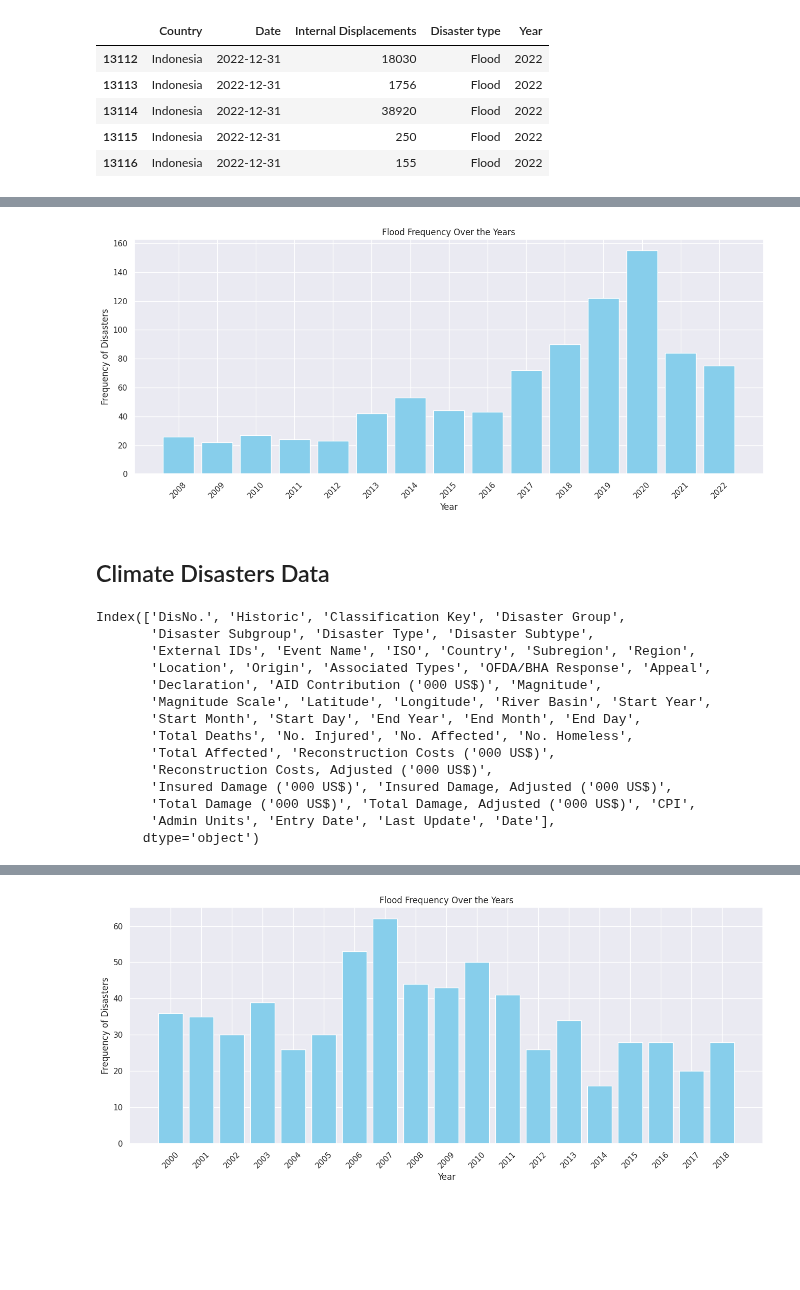
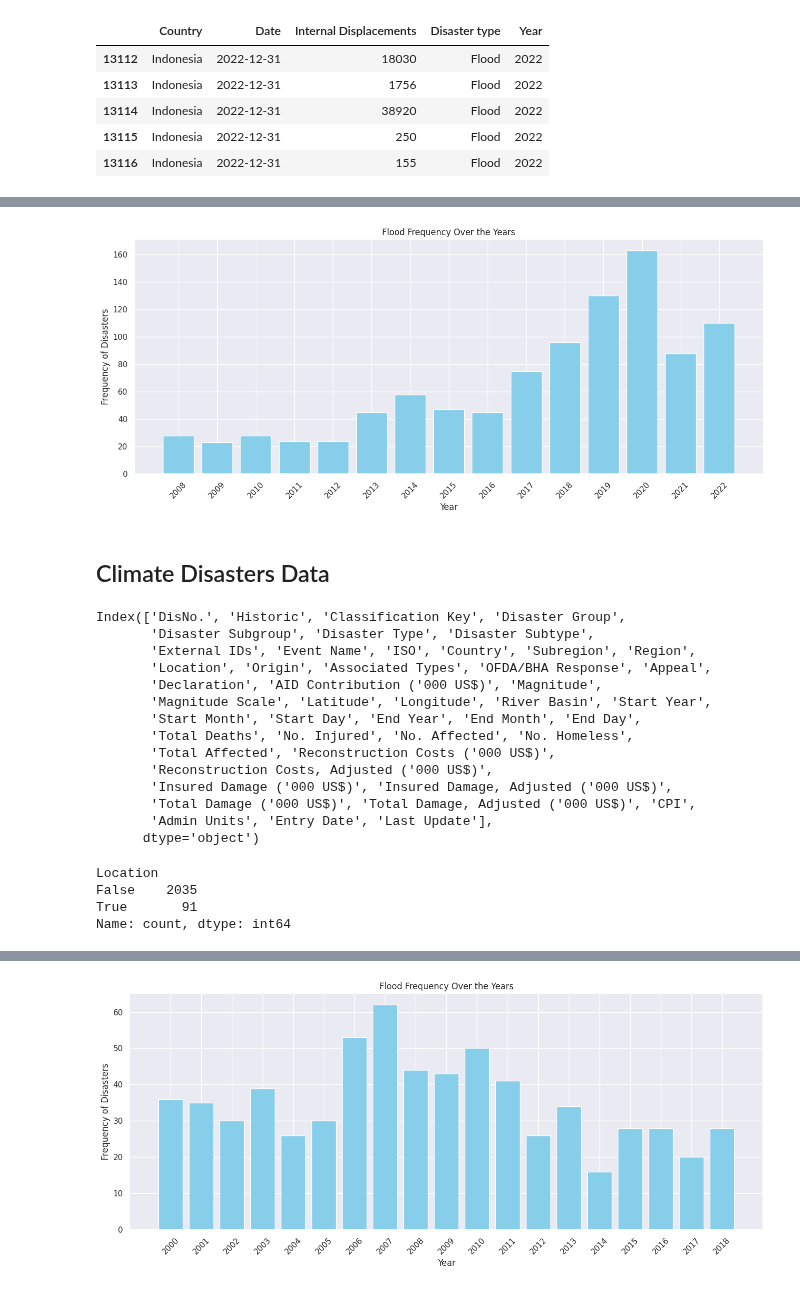
Before and after one commit to 0xpix/CERI-Project, a Jupyter notebook: notebooks/EDA.ipynb, the cells around one changed output, grey strips where cells are left out. Saved outputs shown, nothing was run; the diff lists cells and outputs as text; code cells hidden in the pictures; blank space fills up the shorter version.

```diff
--- a/notebooks/EDA.ipynb
+++ b/notebooks/EDA.ipynb
@@ -86,6 +95,6 @@ displacement_data_with_selected_columns.tail()
 | 13115 | Indonesia | 2022-12-31 | 250 | Flood | 2022 |
 | 13116 | Indonesia | 2022-12-31 | 155 | Flood | 2022 |
 # %%
-Displacement_african_data = filter_african_disasters(displacement_data_with_selected_columns, years_range=None, capitalize=False)
+Displacement_african_data = filter_african_disasters(displacement_data_with_selected_columns, years_range=[], capitalize=False)
 Displacement_african_data.head(3)
 # %% [output]
@@ -147,11 +138,11 @@ plt.show()
 # %%
-plot_disaster_frequency(sub_saharan_displacement_data, 'Flood')
+plot_disaster_frequency(Displacement_african_data, 'Flood')
 # %% [output]
-[figure, old version]
+[figure, new version]
 # %% [markdown]
 ## Climate Disasters Data
 # %%
-Climate_raw_data.columns
+EM_DAT_raw_data.columns
 # %% [output]
 Index(['DisNo.', 'Historic', 'Classification Key', 'Disaster Group',
        'Disaster Subgroup', 'Disaster Type', 'Disaster Subtype',
@@ -165,7 +156,7 @@ Index(['DisNo.', 'Historic', 'Classification Key', 'Disaster Group',
        'Reconstruction Costs, Adjusted ('000 US$)',
        'Insured Damage ('000 US$)', 'Insured Damage, Adjusted ('000 US$)',
        'Total Damage ('000 US$)', 'Total Damage, Adjusted ('000 US$)', 'CPI',
-       'Admin Units', 'Entry Date', 'Last Update', 'Date'],
+       'Admin Units', 'Entry Date', 'Last Update'],
       dtype='object')
 # %%
 cols=['Start Year', 'Start Month', 'Start Day'] # columns with year month and day
@@ -175,2 +166,9 @@ Climate_raw_data['Date'] = Climate_raw_data[cols].apply(lambda x: '/'.join([str(
+# %%
+EM_DAT_raw_data['Location'].isna().value_counts()
+# %% [output]
+Location
+False    2035
+True       91
+Name: count, dtype: int64
 # %%
 # Array of the relevent columns
```
Also changed, not shown: parts of 45 cells of this notebook.
